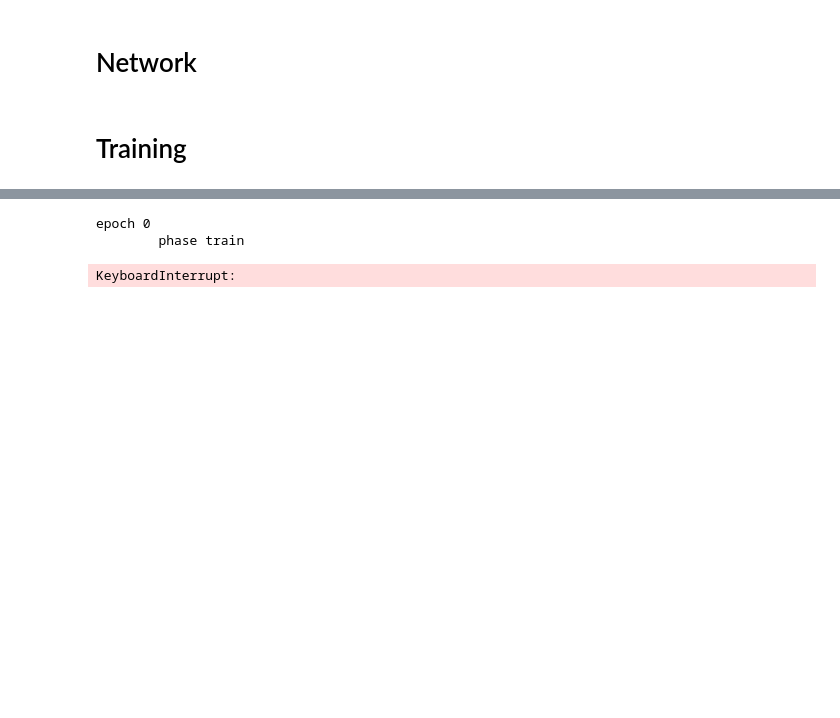
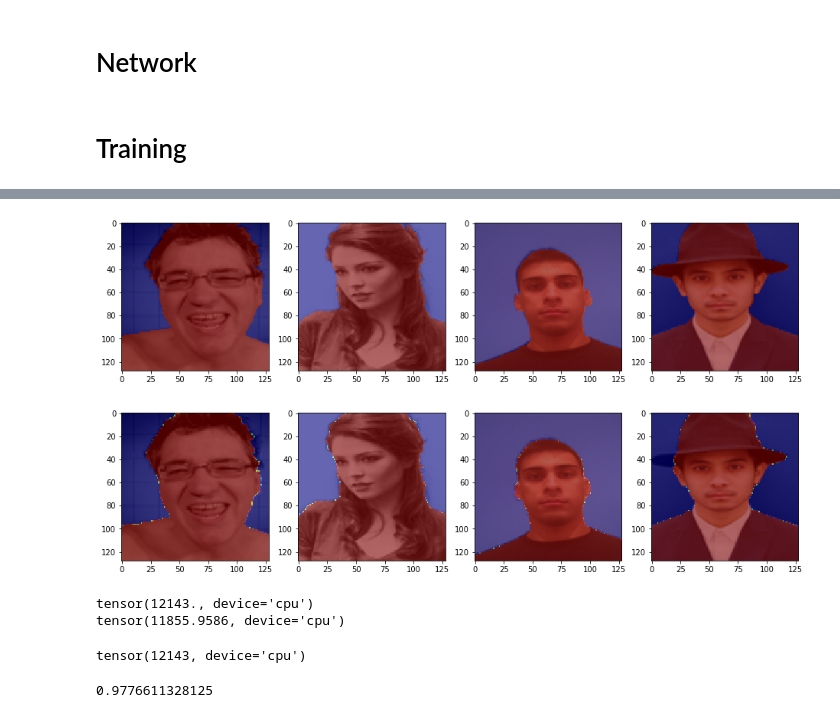
Before and after one commit to kboroszko/task2, a Jupyter notebook: first-Copy1.ipynb, the cells around one changed output, grey strips where cells are left out. Drawn from its saved outputs; the diff is of its cells as text; code cells hidden in the pictures; blank space fills up the shorter version.

```diff
--- a/first-Copy1.ipynb
+++ b/first-Copy1.ipynb
@@ -426,6 +447,32 @@ def train_validate():
-# %%
-train_validate()
-# %% [output]
-epoch 0
-        phase train
-KeyboardInterrupt:
+# %%
+device = torch.device("cpu" if not torch.cuda.is_available() else "cuda:0")
+
+
+dataiter = iter(trainloader)
+one_data = dataiter.next()
+image = one_data['image'].to(device)
+y_true = one_data['mask'].to(device)
+y_pred = unet(image)
+
+imshow_masked([{'image':image[i].cpu(), 'mask':y_true[i].cpu()} for i in range(4)])
+imshow_masked([{'image':image[i].cpu(), 'mask':y_pred[i].detach().cpu()} for i in range(4)])
+# %% [output]
+[figure, added]
+[figure, added]
+# %%
+preds = y_pred[0].detach().cpu()
+trus  = y_true[0].cpu()
+
+print(trus.sum())
+print(preds.sum())
+# %% [output]
+tensor(12143., device='cpu')
+tensor(11855.9586, device='cpu')
+# %%
+print((trus > 0.5).sum())
+# %% [output]
+tensor(12143, device='cpu')
+# %%
+print(((preds > 0.5) ==  (trus > 0.5)).sum().item() / (128*128))
+# %% [output]
+0.9776611328125
```
Also changed, not shown: parts of 2 cells of this notebook, 1 other file.
